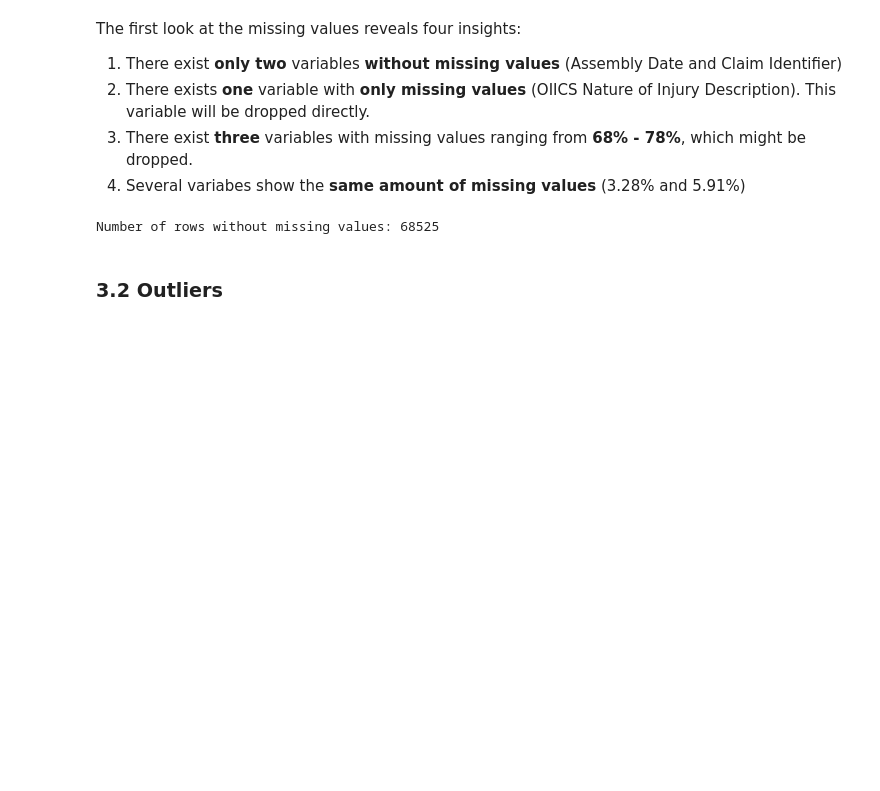
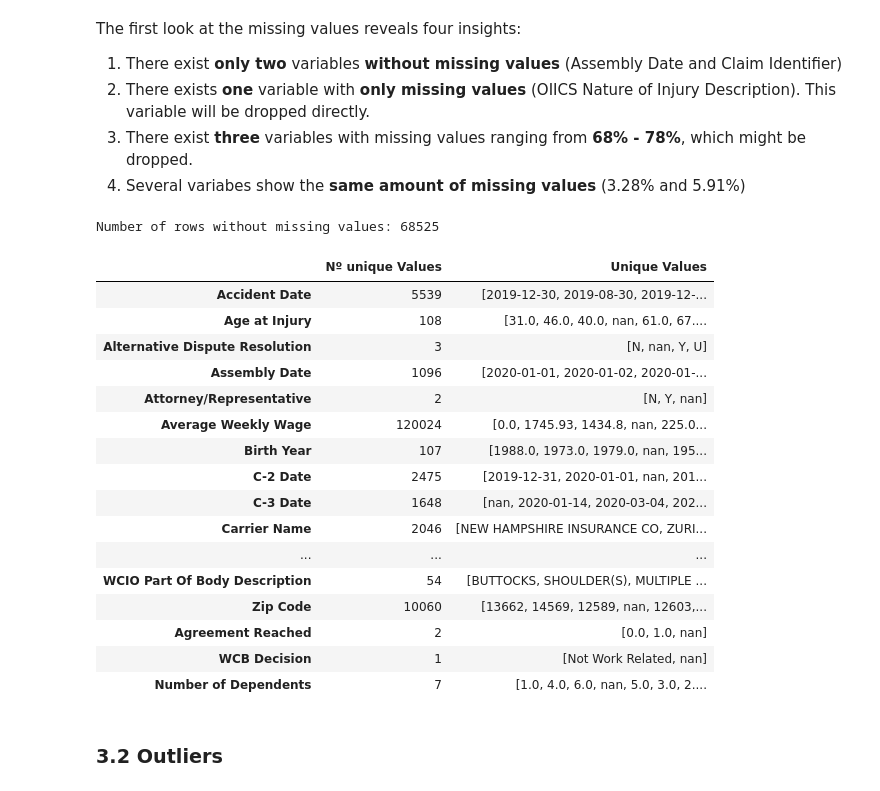
Before and after one commit to LenaHermann/ML_Project_Group52, a Jupyter notebook: Homework_Group52.ipynb, the cells around one changed output. Cells and saved outputs as stored; diff of their text form; code cells hidden in the pictures; blank space fills up the shorter version.

```diff
--- a/Homework_Group52.ipynb
+++ b/Homework_Group52.ipynb
@@ -316,5 +316,30 @@ num_rows_without_missing_values = len(rows_without_missing_values)
 print(f"Number of rows without missing values: {num_rows_without_missing_values}")
 # %% [output]
 Number of rows without missing values: 68525
+# %%
+nunique_values = train_df.apply(lambda col: col.nunique())
+
+unique_values = train_df.apply(lambda col: col.unique())
+
+unique_data = pd.DataFrame({'Nº unique Values': nunique_values, 'Unique Values': unique_values})
+unique_data
+# %% [output]
+|  | Nº unique Values | Unique Values |
+| Accident Date | 5539 | [2019-12-30, 2019-08-30, 2019-12-... |
+| Age at Injury | 108 | [31.0, 46.0, 40.0, nan, 61.0, 67.... |
+| Alternative Dispute Resolution | 3 | [N, nan, Y, U] |
+| Assembly Date | 1096 | [2020-01-01, 2020-01-02, 2020-01-... |
+| Attorney/Representative | 2 | [N, Y, nan] |
+| Average Weekly Wage | 120024 | [0.0, 1745.93, 1434.8, nan, 225.0... |
+| Birth Year | 107 | [1988.0, 1973.0, 1979.0, nan, 195... |
+| C-2 Date | 2475 | [2019-12-31, 2020-01-01, nan, 201... |
+| C-3 Date | 1648 | [nan, 2020-01-14, 2020-03-04, 202... |
+| Carrier Name | 2046 | [NEW HAMPSHIRE INSURANCE CO, ZURI... |
+| ... | ... | ... |
+| WCIO Part Of Body Description | 54 | [BUTTOCKS, SHOULDER(S), MULTIPLE ... |
+| Zip Code | 10060 | [13662, 14569, 12589, nan, 12603,... |
+| Agreement Reached | 2 | [0.0, 1.0, nan] |
+| WCB Decision | 1 | [Not Work Related, nan] |
+| Number of Dependents | 7 | [1.0, 4.0, 6.0, nan, 5.0, 3.0, 2.... |
 # %% [markdown]
 ### 3.2 Outliers
```
Also changed, not shown: parts of 6 cells of this notebook.
